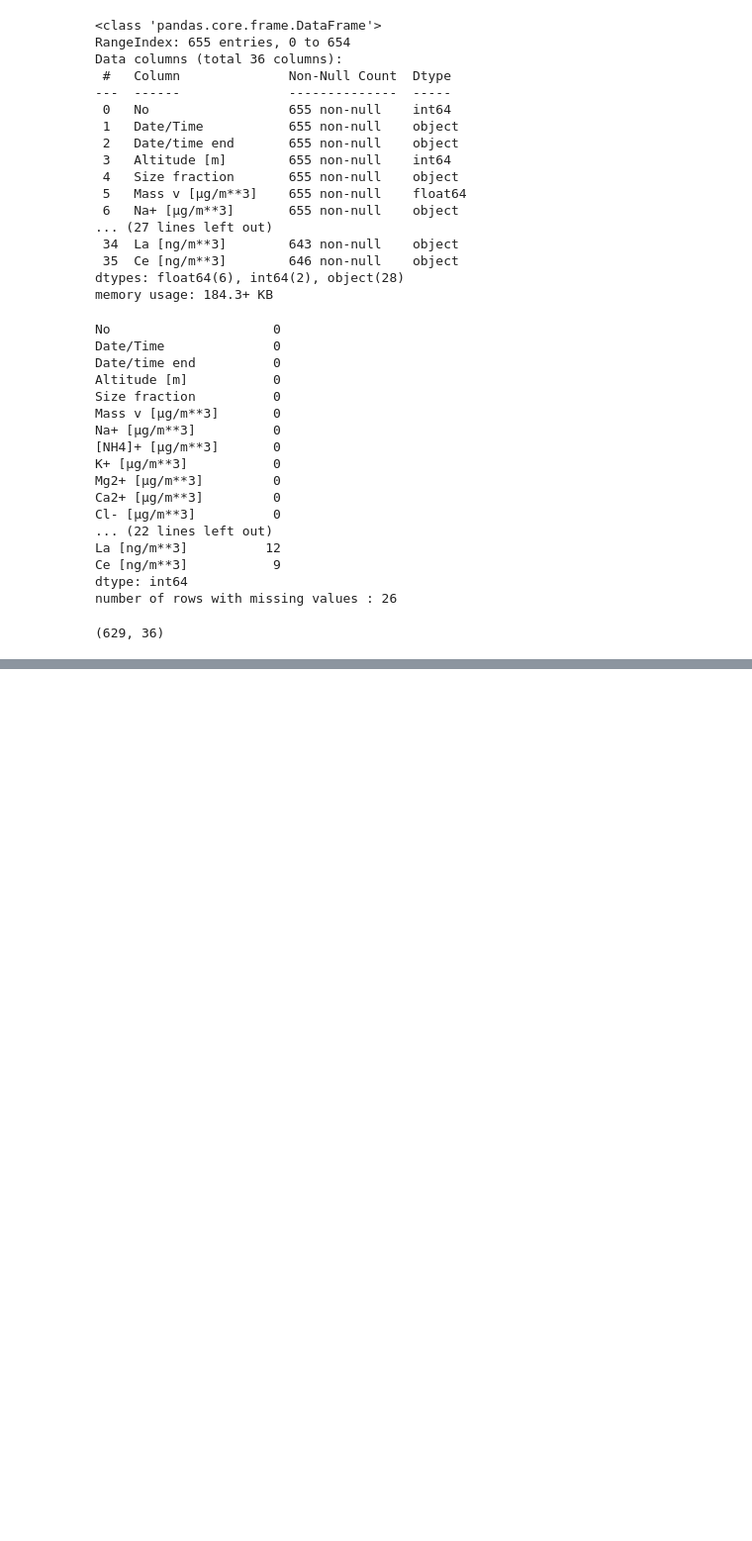
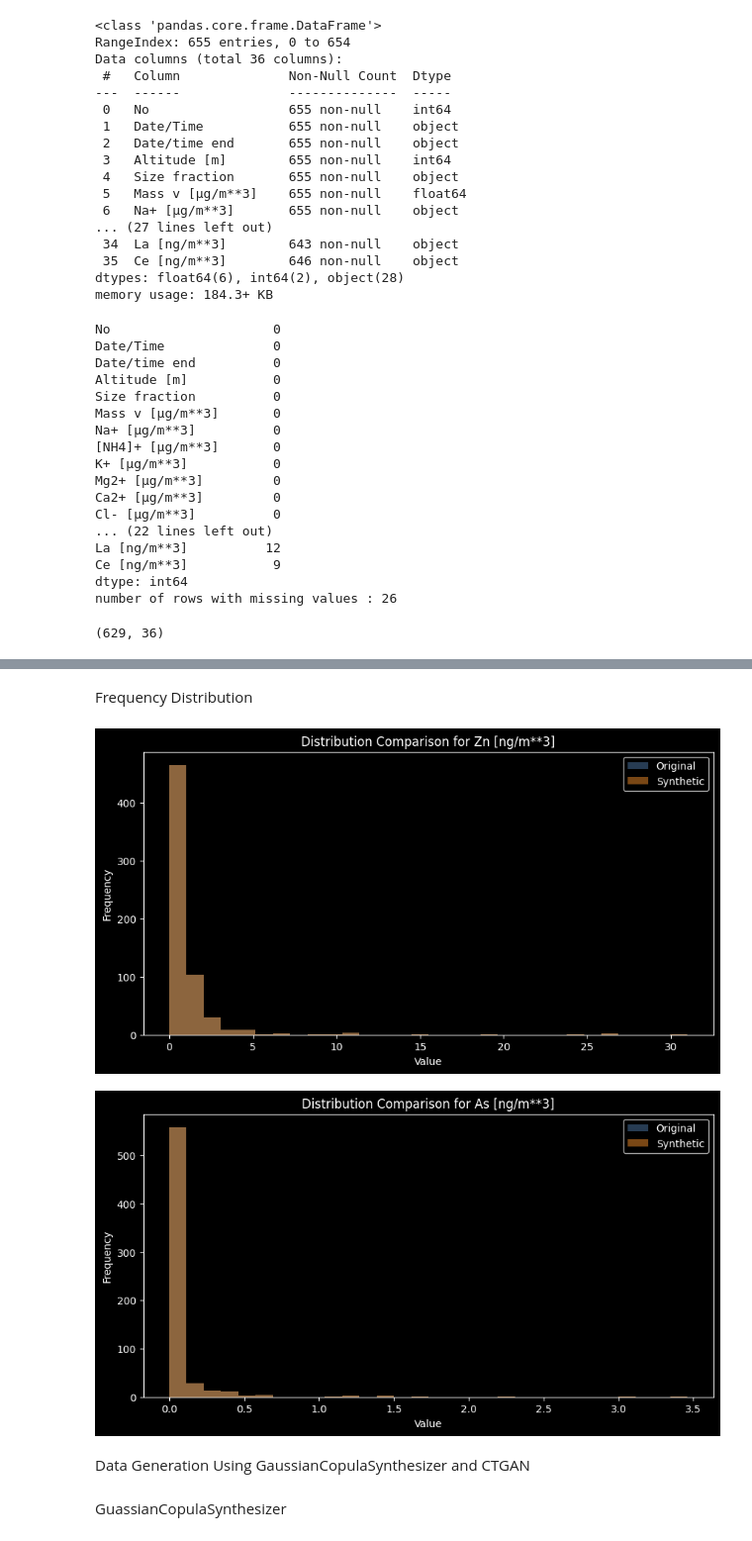
Before and after one commit to tedbarden02/Final-Year-Project, a Jupyter notebook: Data cleaning.ipynb, the cells around one changed output, grey strips where cells are left out. Shown: that part at 99% size. Cells and saved outputs as stored; diff of their text form; code cells hidden in the pictures; blank space fills up the shorter version.

```diff
--- a/Data cleaning.ipynb
+++ b/Data cleaning.ipynb
@@ -139,0 +136,12 @@ data.to_csv("data.csv")
+# %%
+imputed = data.copy()
+#identifying values starting with <
+cols = imputed.iloc[:, 6:].columns
+# Process each measurement column
+for col in cols:
+    imputed[col] = data[col].astype(str).apply(
+        lambda x: float(x.strip().lstrip("<")) / 2 if x.strip().startswith("<") else float(x)
+    )
+
+imputed.to_csv('data.csv')
+imputed.info()
@@ -139,0 +166,13 @@ data.to_csv("data.csv")
+# %%
+#replacing non-detection values with 0 for original data
+new_data = data.copy()
+cols_new = new_data.columns[6:]
+def replace_non_detect(series):
+    series = series.astype(str).str.strip()
+    series = series.replace(to_replace=r'^<.*', value="0", regex=True)
+    return pd.to_numeric(series, errors='coerce')
+
+for col in cols_new:
+    new_data[col] = replace_non_detect(new_data[col])
+
+new_data.info()
@@ -139,0 +238,21 @@ data.to_csv("data.csv")
+# %% [markdown]
+Frequency Distribution
+# %%
+key_cols = ['Zn [ng/m**3]', 'As [ng/m**3]']
+for col in key_cols:
+    if col in data.columns and col in imputed.columns:
+        plt.figure(figsize=(10, 5))
+        plt.hist(new_data[col], bins=30, alpha=0.5, label='Original', color='#4e79a7')
+        plt.hist(imputed[col], bins=30, alpha=0.5, label='Synthetic', color='#f28e2b')
+        plt.title(f'Distribution Comparison for {col}')
+        plt.xlabel('Value')
+        plt.ylabel('Frequency')
+        plt.legend()
+        plt.show()
+# %% [output]
+[figure, added]
+[figure, added]
+# %% [markdown]
+Data Generation Using GaussianCopulaSynthesizer and CTGAN
+# %% [markdown]
+GuassianCopulaSynthesizer
```
Also changed, not shown: parts of 31 cells of this notebook, 15 other files.
